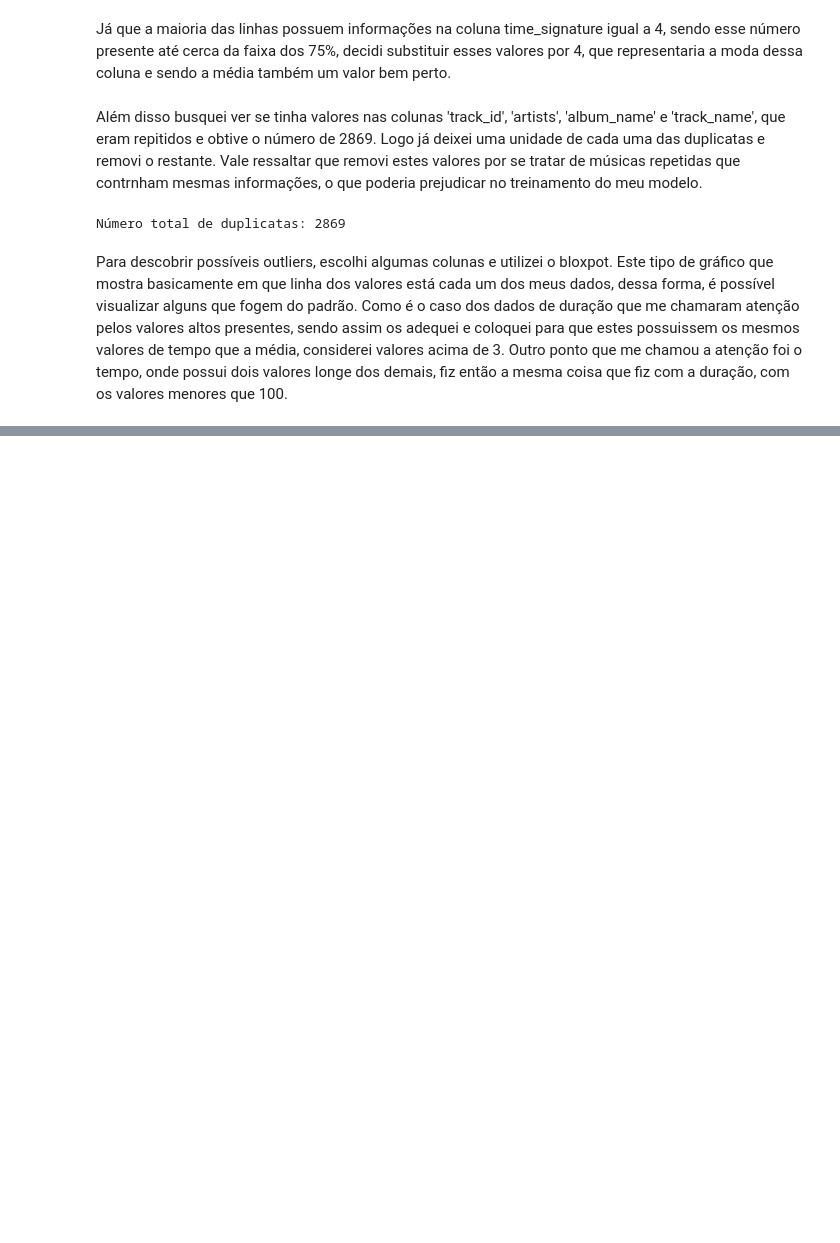
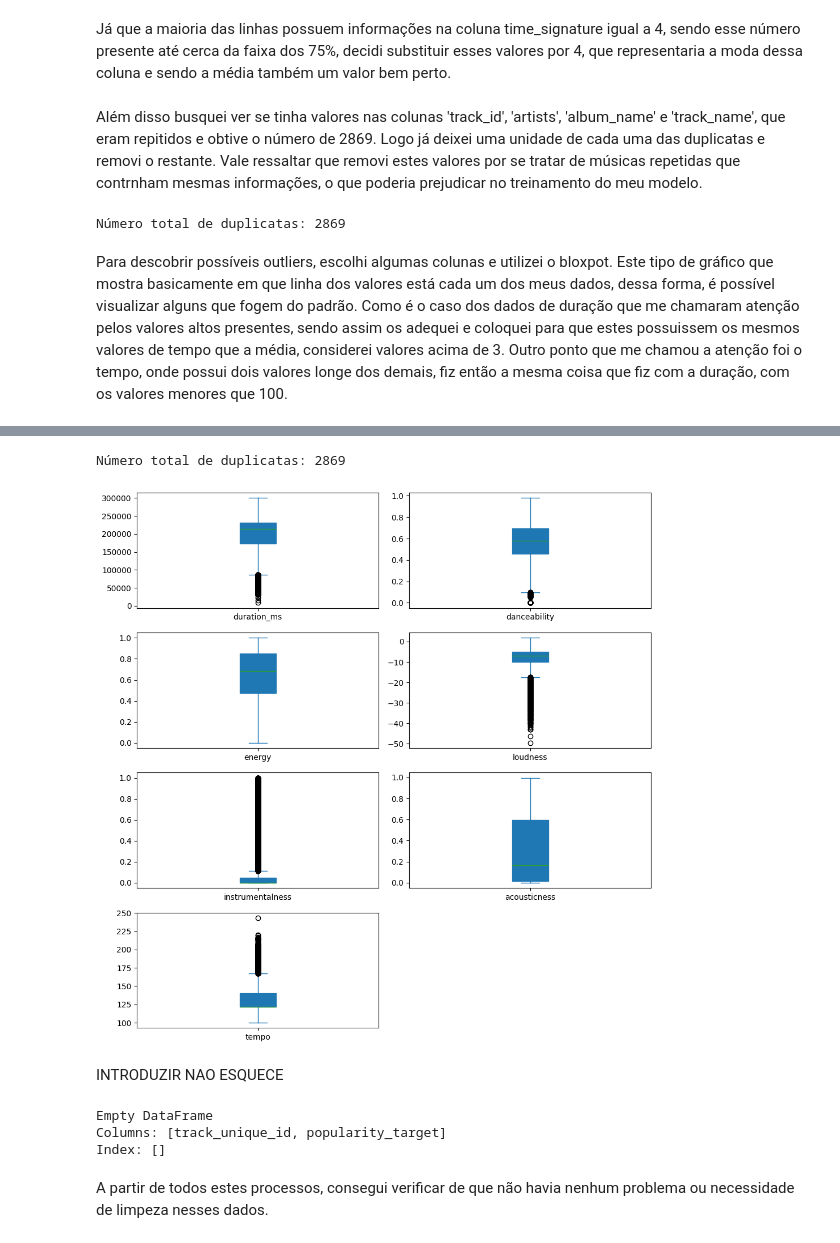
Before and after one commit to Yanomafpk/Ponderada-spotify, a Jupyter notebook: ponderada.ipynb, the cells around one changed output, grey strips where cells are left out. Saved outputs shown, nothing was run; the diff lists cells and outputs as text; code cells hidden in the pictures; blank space fills up the shorter version.

```diff
--- a/ponderada.ipynb
+++ b/ponderada.ipynb
@@ -17,6 +18,5 @@ Já quando se trata de valores nulos, a maioria dos modelos não conseguem lidar
 Sendo assim, iremos fazer agora a limpeza dos nossos dados, além de também importa-los para que os dados estejam disponíveis para o treinamento do modelo preditivo.
 # %%
 df_train = pd.read_csv('test.csv')
-df_test = pd.read_csv('test.csv')
 # %% [markdown]
 A fim de identifcar o formato dos dados e visualizar a tabela, eu utilizei a função head, esta que me mostra as cinco primeiras linhas da tabela. Nesta não consegui observar nenhum erro, principalmente por representar uma amostra muito pequena dos dados.
@@ -156,0 +214,4 @@ Agora, após fazer isso no primeiro data frame, repeti esses passos de limpeza p
+# %%
+linhas_filtradas = df_test[ (df_test['duration_ms'] == 0)]
+print(linhas_filtradas)
+df_test = df_test.drop(linhas_filtradas.index)
@@ -156,0 +235,17 @@ Agora, após fazer isso no primeiro data frame, repeti esses passos de limpeza p
+# %%
+df_test.loc[df_test['time_signature'] < 3, 'time_signature'] = 4
+# %%
+soma_duplicados = df_test[['track_id', 'artists', 'album_name', 'track_name']].duplicated(keep='first').sum()
+df_test_sem_duplicatas = df_test.drop_duplicates(subset=['track_id', 'artists', 'album_name', 'track_name'], keep='first')
+print(f"Número total de duplicatas: {soma_duplicados}")
+# %% [output]
+Número total de duplicatas: 2869
+# %%
+columns_plot = ['duration_ms', 'danceability', 'energy', 'loudness', 'instrumentalness', 'acousticness', 'tempo']
+
+df_test[columns_plot].plot(kind='box', subplots=True, layout=(4, 2), figsize=(10, 10), patch_artist=True)
+
+plt.tight_layout()
+plt.show()
+# %% [output]
+[figure, added]
@@ -156,0 +260,13 @@ Agora, após fazer isso no primeiro data frame, repeti esses passos de limpeza p
+# %% [markdown]
+INTRODUZIR NAO ESQUECE
+# %%
+duplicados = df_submission[df_submission['track_unique_id'].duplicated()]
+
+# Exibir os valores duplicados
+print(duplicados)
+# %% [output]
+Empty DataFrame
+Columns: [track_unique_id, popularity_target]
+Index: []
+# %% [markdown]
+A partir de todos estes processos, consegui verificar de que não havia nenhum problema ou necessidade de limpeza nesses dados.
```
Also changed, not shown: parts of 28 cells of this notebook.
